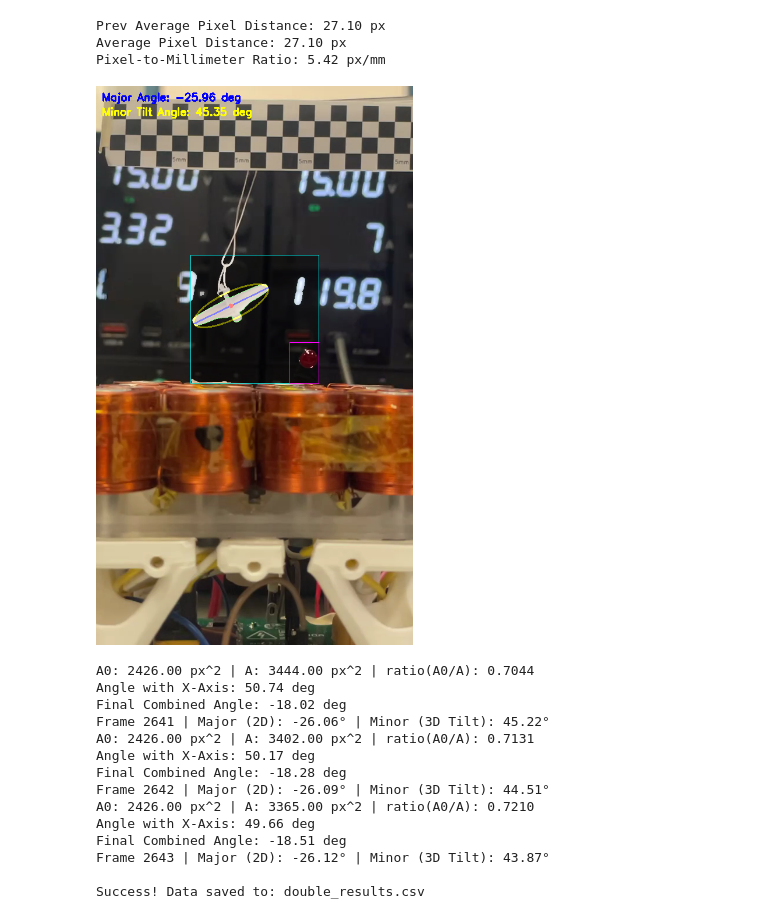
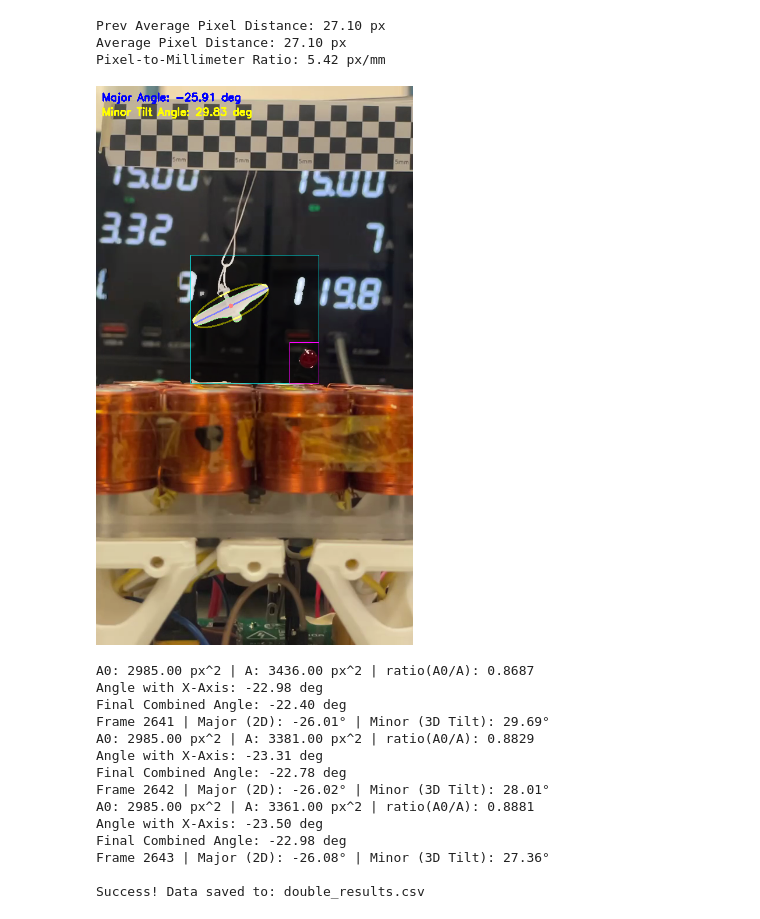
Before and after one commit to YingK8/FlyingRobotsLinLiweiLab, a Jupyter notebook: writeup/double.ipynb, the cells around one changed output. Saved outputs shown, nothing was run; the diff lists cells and outputs as text; code cells hidden in the pictures.

```diff
--- a/writeup/double.ipynb
+++ b/writeup/double.ipynb
@@ -160,7 +160,7 @@ import pandas as pd
 import PIL.Image
 from IPython.display import display, clear_output
 
-# Area-based tilt reference: A0 is the smallest continueous contour area observed across frames, used as a baseline for tilt estimation
+# Area-based tilt reference
 A0 = None
 
 while True:
@@ -186,7 +186,7 @@ while True:
     prev_brightness = current_brightness
 
     # 3. Disconnect thin strings/sticks using Morphological Opening
-    kernel = cv2.getStructuringElement(cv2.MORPH_ELLIPSE, (10,10))
+    kernel = cv2.getStructuringElement(cv2.MORPH_ELLIPSE, (11,11))
     clean_mask = cv2.morphologyEx(binary, cv2.MORPH_OPEN, kernel)
 
     # 4. Find contours and strictly keep only the largest one
@@ -239,8 +239,8 @@ while True:
                 # Fix A0 to the first valid contour area (no running calibration)
                 if A0 is None and contour_area > 0:
                     A0 = float(contour_area)
-                elif A0 > contour_area:
-                    A0 = float(contour_area)
+                # elif A0 > contour_area:
+                #     A0 = float(contour_area)
 
                 # Growth-aware area tilt: if A grows with tilt, use A0/A so angle rises (not clamps to 0)
                 ratio_area = min(max(A0 / contour_area, 0.0), 1.0) if A0 and contour_area > 0 else 1.0
@@ -260,9 +260,9 @@ while True:
                 rad_major = math.radians(angle_deg_major)
                 rad_tilt = math.radians(angle_deg_minor)
 
-                # 1. True 3D angle with the horizontal left/right axis
-                cos_alpha = math.cos(rad_major) * math.cos(rad_tilt)
-                true_axis_angle = math.degrees(math.acos(cos_alpha))
+                # 1. Corrected 3D angle with the horizontal left/right axis
+                tan_alpha = math.tan(rad_major) * math.cos(rad_tilt)
+                true_axis_angle = math.degrees(math.atan(tan_alpha))
 
                 # 2. Combined final angle from azimuthal (major axis) and radial (area-based tilt)
                 sin_beta = math.sin(rad_major) * math.cos(rad_tilt)
@@ -318,46 +318,46 @@ while True:
     if (y2 > y1) and (x2 > x1) and overlay[y1:y2, x1:x2].shape[:2] == main_mask_bgr.shape[:2]:
         overlay[y1:y2, x1:x2] = cv2.addWeighted(overlay[y1:y2, x1:x2], 0.5, main_mask_bgr, 0.5, 0)
 
     # Draw crop rectangle on full frame
     cv2.rectangle(overlay, (x1, y1), (x2, y2), (255, 255, 0), 1)
 
     # Draw ROI rectangle on full frame
     roi_x1 = x1 + max(w - roi_size, 0)
     roi_y1 = y1 + max(h - roi_size - 20, 0)
     roi_x2 = x1 + w
     roi_y2 = y1 + h
     cv2.rectangle(overlay, (roi_x1, roi_y1), (roi_x2, roi_y2), (255, 0, 255), 1)
 
     data_log.append(frame_data)
 
     if frame_count % 100 == 0:
         print(f"Processed {frame_count} frames...")
 
     # Visualization refresh
     if frame_count % display_every_n_frames == 0:
         img = PIL.Image.fromarray(cv2.cvtColor(overlay, cv2.COLOR_BGR2RGB))
         clear_output(wait=True)
         display(img)
 
 # Clean up and save results
 cap.release()
 df = pd.DataFrame(data_log)
 df.to_csv(output_csv_path, index=False)
 print(f"\nSuccess! Data saved to: {output_csv_path}")
 # %% [output]
-[figure, old version]
+[figure, new version]
-A0: 2426.00 px^2 | A: 3444.00 px^2 | ratio(A0/A): 0.7044
-Angle with X-Axis: 50.74 deg
-Final Combined Angle: -18.02 deg
-Frame 2641 | Major (2D): -26.06° | Minor (3D Tilt): 45.22°
-A0: 2426.00 px^2 | A: 3402.00 px^2 | ratio(A0/A): 0.7131
-Angle with X-Axis: 50.17 deg
-Final Combined Angle: -18.28 deg
-Frame 2642 | Major (2D): -26.09° | Minor (3D Tilt): 44.51°
-A0: 2426.00 px^2 | A: 3365.00 px^2 | ratio(A0/A): 0.7210
-Angle with X-Axis: 49.66 deg
-Final Combined Angle: -18.51 deg
-Frame 2643 | Major (2D): -26.12° | Minor (3D Tilt): 43.87°
+A0: 2985.00 px^2 | A: 3436.00 px^2 | ratio(A0/A): 0.8687
+Angle with X-Axis: -22.98 deg
+Final Combined Angle: -22.40 deg
+Frame 2641 | Major (2D): -26.01° | Minor (3D Tilt): 29.69°
+A0: 2985.00 px^2 | A: 3381.00 px^2 | ratio(A0/A): 0.8829
+Angle with X-Axis: -23.31 deg
+Final Combined Angle: -22.78 deg
+Frame 2642 | Major (2D): -26.02° | Minor (3D Tilt): 28.01°
+A0: 2985.00 px^2 | A: 3361.00 px^2 | ratio(A0/A): 0.8881
+Angle with X-Axis: -23.50 deg
+Final Combined Angle: -22.98 deg
+Frame 2643 | Major (2D): -26.08° | Minor (3D Tilt): 27.36°
 
 Success! Data saved to: double_results.csv
 # %%
```
Also changed, not shown: parts of 1 cell of this notebook.
